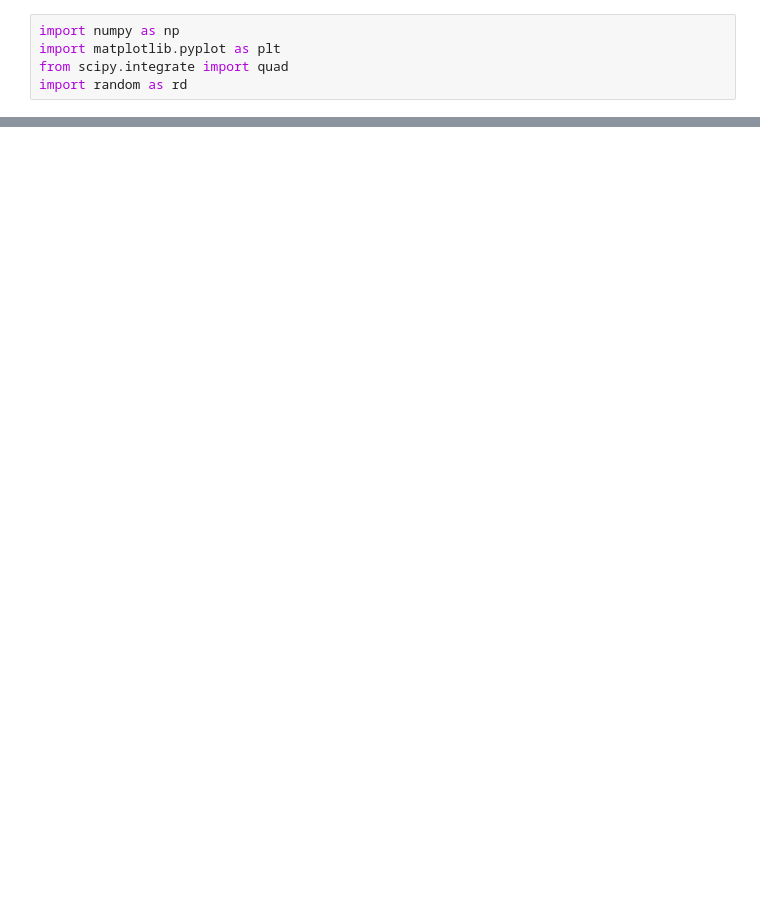
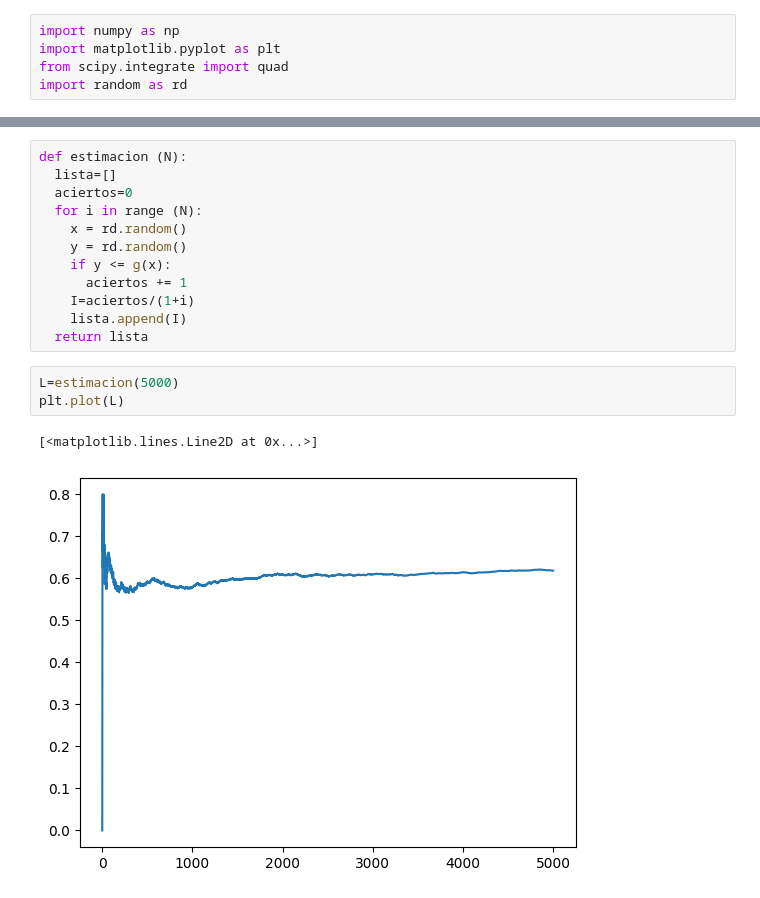
Before and after one commit to JazmineOrtizMarin/Simulaci-n-2, a Jupyter notebook: Método_de_Monte_Carlo.ipynb, the cells around one changed output, grey strips where cells are left out. Cells and saved outputs as stored; diff of their text form; blank space fills up the shorter version.

```diff
--- a/Método_de_Monte_Carlo.ipynb
+++ b/Método_de_Monte_Carlo.ipynb
@@ -50,0 +51,18 @@ I= 0.6333333333333333
+# %%
+def estimacion (N):
+  lista=[]
+  aciertos=0
+  for i in range (N):
+    x = rd.random()
+    y = rd.random()
+    if y <= g(x):
+      aciertos += 1
+    I=aciertos/(1+i)
+    lista.append(I)
+  return lista
+# %%
+L=estimacion(5000)
+plt.plot(L)
+# %% [output]
+[<matplotlib.lines.Line2D at 0x...>]
+[figure, added]
```
Also changed, not shown: parts of 1 cell of this notebook.
